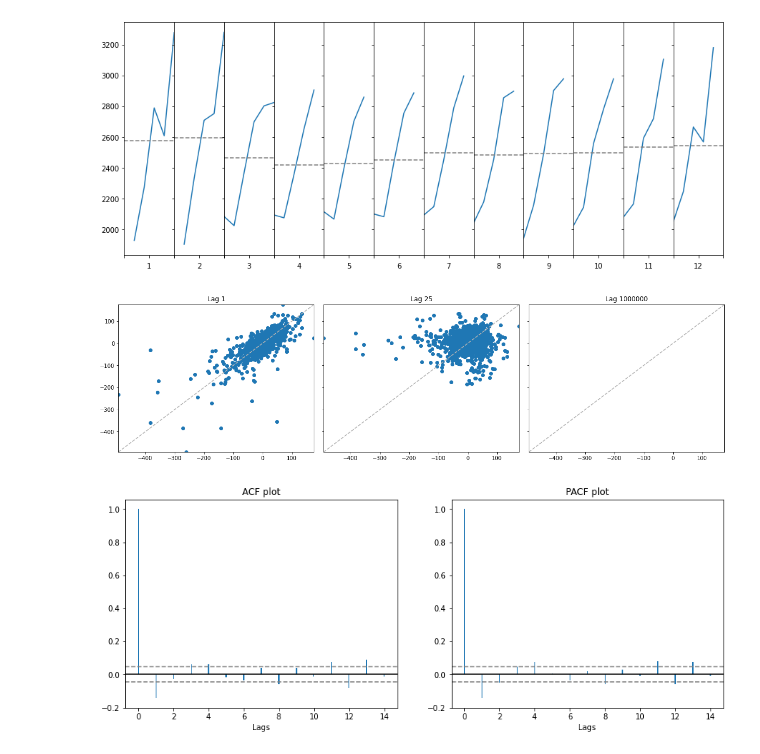
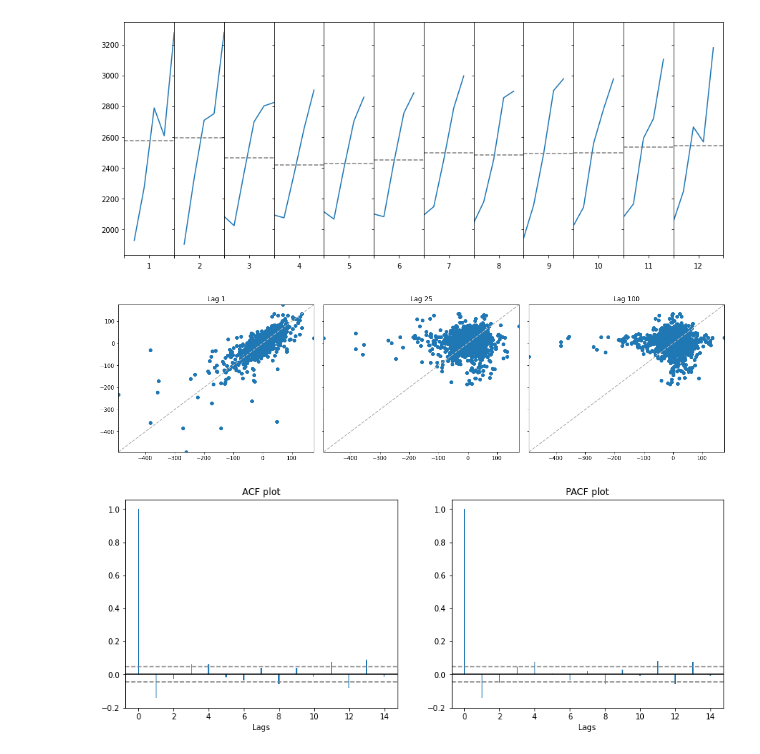
Before and after one commit to giotto-ai/giotto-time, a Jupyter notebook: examples/plots_import_example.ipynb, the cells around one changed output. Drawn from its saved outputs; the diff is of its cells as text; code cells hidden in the pictures.

```diff
--- a/examples/plots_import_example.ipynb
+++ b/examples/plots_import_example.ipynb
@@ -45,8 +44,8 @@ subplots(df, 'year', 'M');
 # %% [output]
 [figure]
 # %%
-l = lagplot(df.diff(5), lags=[1, 25, 1000000]);
+l = lag_plot(df.diff(5), lags=[1, 25, 100]);
 # %% [output]
-[figure, old version]
+[figure, new version]
 # %%
 # ACF plots
```
Also changed, not shown: parts of 5 cells of this notebook, 5 other files.
